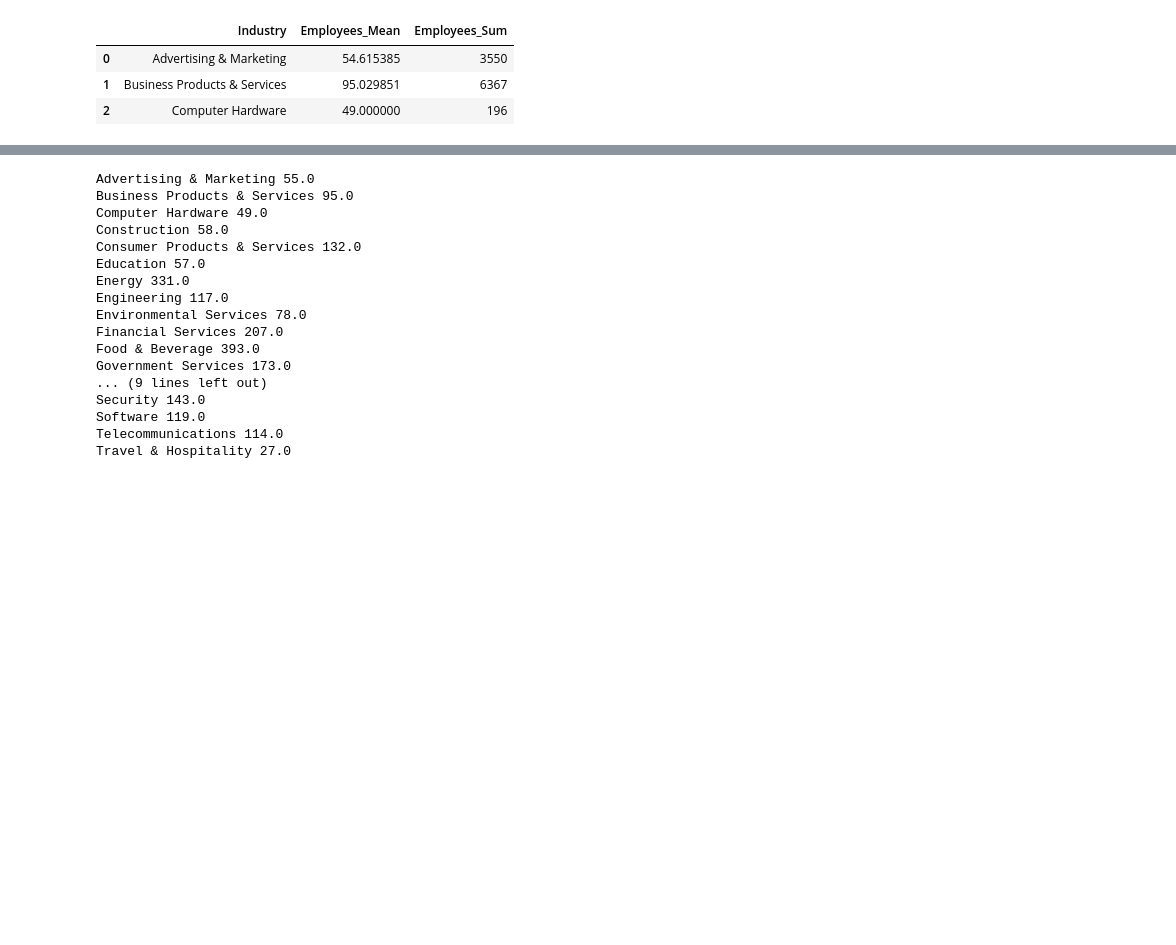
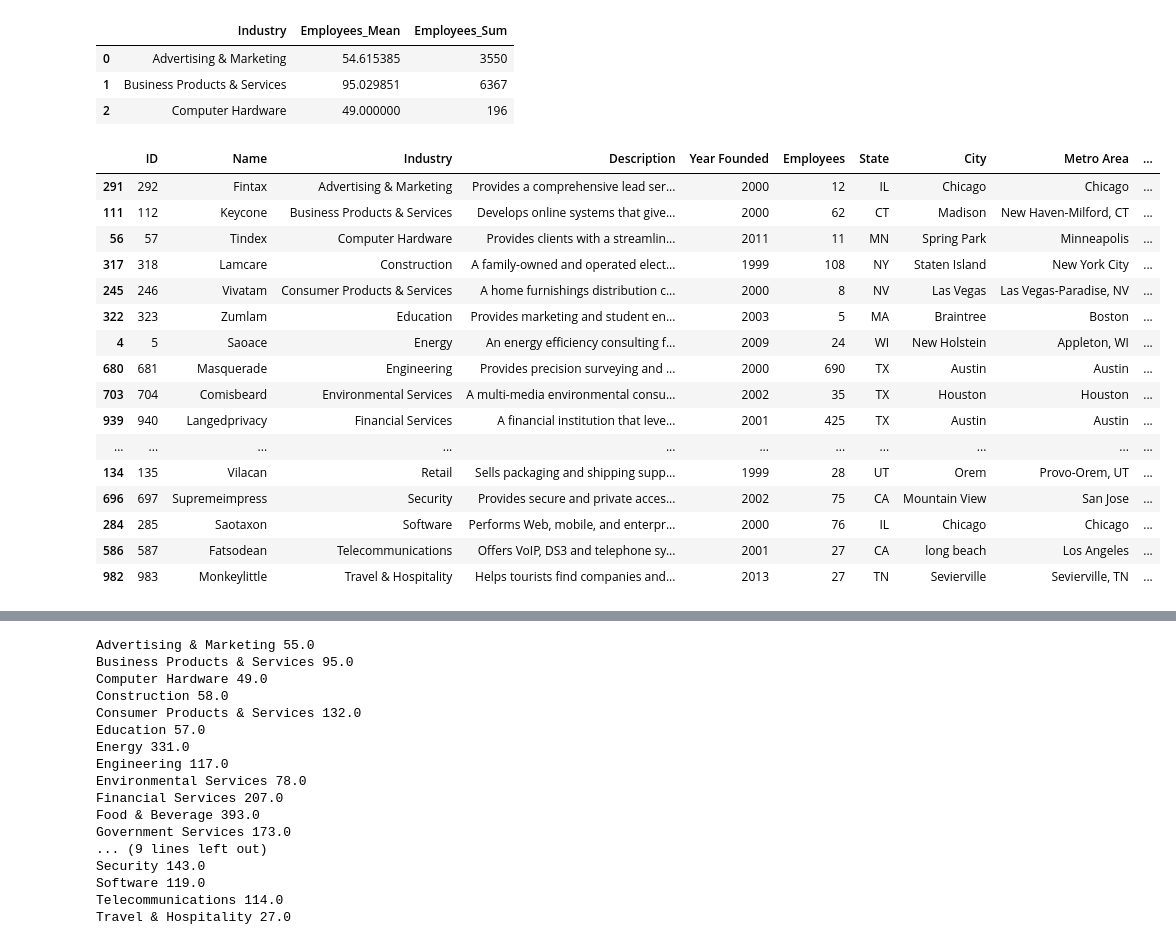
Before and after one commit to MrDataAnalyst/Sales-analysis, a Jupyter notebook: Startups.ipynb, the cells around one changed output, grey strips where cells are left out. Cells and saved outputs as stored; diff of their text form; code cells hidden in the pictures; blank space fills up the shorter version.

```diff
--- a/Startups.ipynb
+++ b/Startups.ipynb
@@ -65,6 +60,26 @@ indus.head(3)
 | 0 | Advertising & Marketing | 54.615385 | 3550 |
 | 1 | Business Products & Services | 95.029851 | 6367 |
 | 2 | Computer Hardware | 49.000000 | 196 |
+# %%
+columns
+# %% [output]
+|  | ID | Name | Industry | Description | Year Founded | Employees | State | City | Metro Area | ... |
+| 291 | 292 | Fintax | Advertising & Marketing | Provides a comprehensive lead ser... | 2000 | 12 | IL | Chicago | Chicago | ... |
+| 111 | 112 | Keycone | Business Products & Services | Develops online systems that give... | 2000 | 62 | CT | Madison | New Haven-Milford, CT | ... |
+| 56 | 57 | Tindex | Computer Hardware | Provides clients with a streamlin... | 2011 | 11 | MN | Spring Park | Minneapolis | ... |
+| 317 | 318 | Lamcare | Construction | A family-owned and operated elect... | 1999 | 108 | NY | Staten Island | New York City | ... |
+| 245 | 246 | Vivatam | Consumer Products & Services | A home furnishings distribution c... | 2000 | 8 | NV | Las Vegas | Las Vegas-Paradise, NV | ... |
+| 322 | 323 | Zumlam | Education | Provides marketing and student en... | 2003 | 5 | MA | Braintree | Boston | ... |
+| 4 | 5 | Saoace | Energy | An energy efficiency consulting f... | 2009 | 24 | WI | New Holstein | Appleton, WI | ... |
+| 680 | 681 | Masquerade | Engineering | Provides precision surveying and ... | 2000 | 690 | TX | Austin | Austin | ... |
+| 703 | 704 | Comisbeard | Environmental Services | A multi-media environmental consu... | 2002 | 35 | TX | Houston | Houston | ... |
+| 939 | 940 | Langedprivacy | Financial Services | A financial institution that leve... | 2001 | 425 | TX | Austin | Austin | ... |
+| ... | ... | ... | ... | ... | ... | ... | ... | ... | ... | ... |
+| 134 | 135 | Vilacan | Retail | Sells packaging and shipping supp... | 1999 | 28 | UT | Orem | Provo-Orem, UT | ... |
+| 696 | 697 | Supremeimpress | Security | Provides secure and private acces... | 2002 | 75 | CA | Mountain View | San Jose | ... |
+| 284 | 285 | Saotaxon | Software | Performs Web, mobile, and enterpr... | 2000 | 76 | IL | Chicago | Chicago | ... |
+| 586 | 587 | Fatsodean | Telecommunications | Offers VoIP, DS3 and telephone sy... | 2001 | 27 | CA | long beach | Los Angeles | ... |
+| 982 | 983 | Monkeylittle | Travel & Hospitality | Helps tourists find companies and... | 2013 | 27 | TN | Sevierville | Sevierville, TN | ... |
 # %%
 indus['Employees_Mean'] = indus['Employees_Mean'].round(0)
 # %%
```
Also changed, not shown: parts of 3 cells of this notebook.
